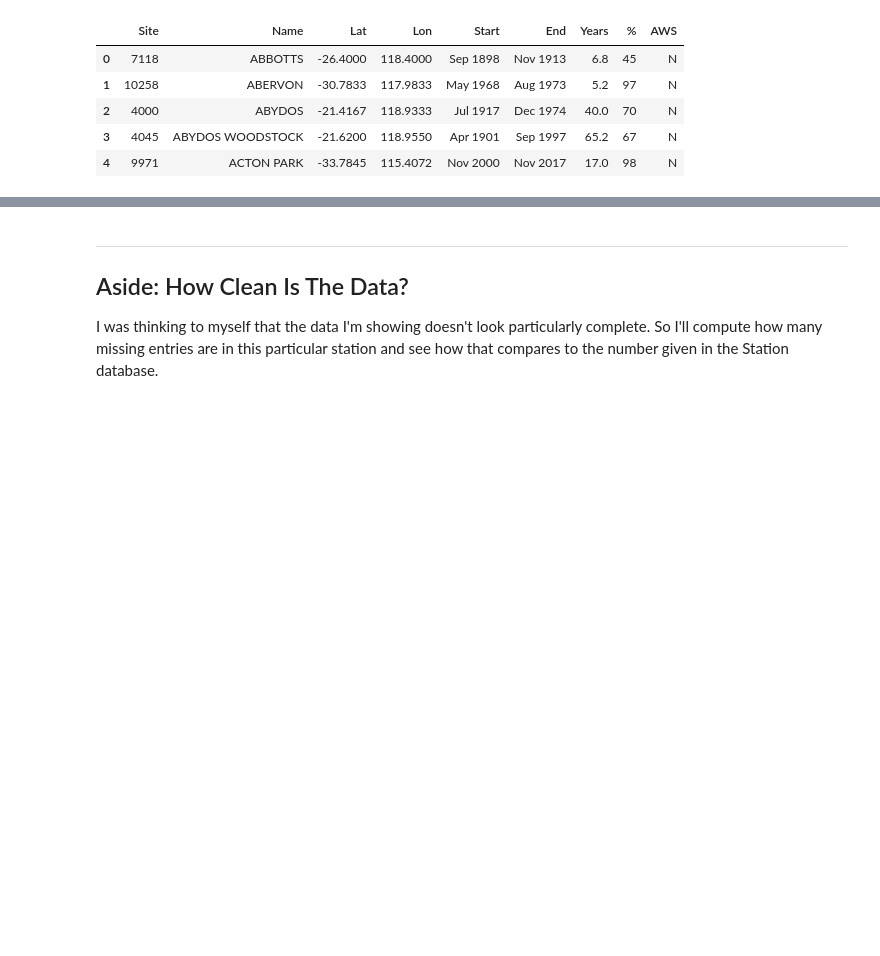
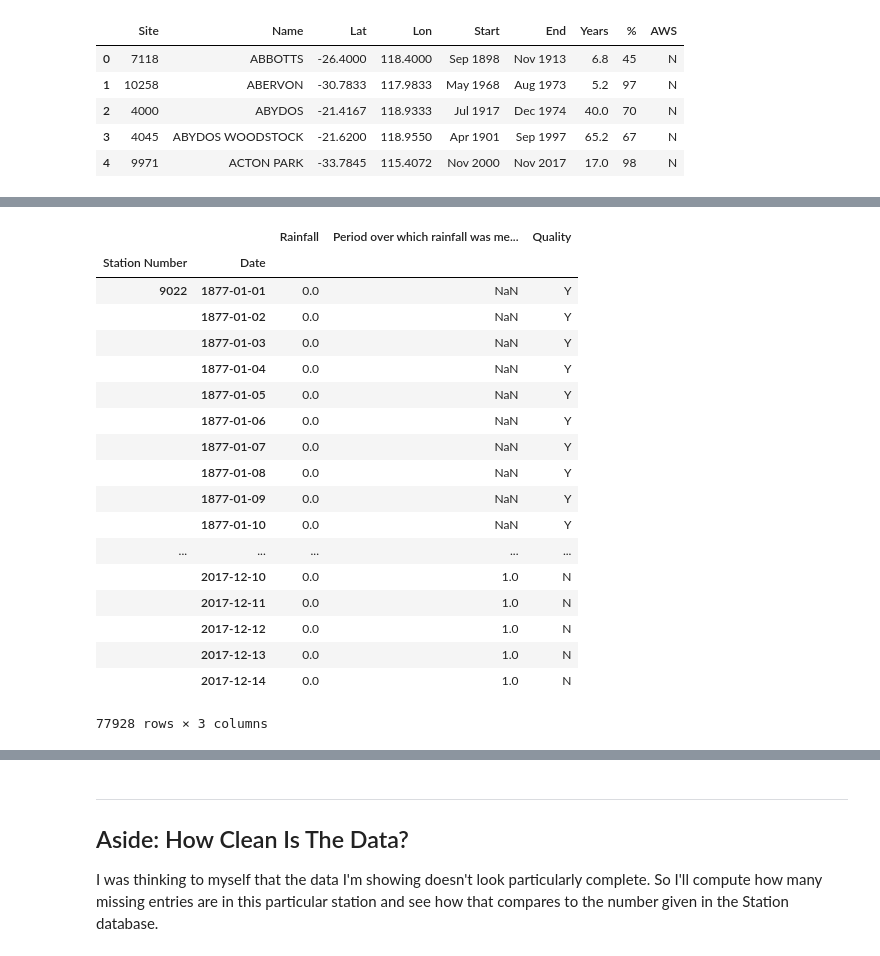
Before and after one commit to kmiller96/PythonWeatherDataScraper, a Jupyter notebook: ProofOfConcept.ipynb, the cells around one changed output, grey strips where cells are left out. Drawn from its saved outputs; the diff is of its cells as text; code cells hidden in the pictures; blank space fills up the shorter version.

```diff
--- a/ProofOfConcept.ipynb
+++ b/ProofOfConcept.ipynb
@@ -347,0 +263,6 @@ It all works! Now the data is in an easy to access format and is only 5 columns
+# %%
+def unzip(zipfilename):
+    """Unzips the directories."""
+    basename = os.path.splitext(zipfilename)[0]
+    with zipfile.ZipFile(zipfilename, "r") as zip_ref:
+        zip_ref.extractall(basename)
@@ -347,0 +316,3 @@ It all works! Now the data is in an easy to access format and is only 5 columns
+# %%
+station9021_df = readStationCSV(glob.glob("ExploratoryData/station_9021/*.csv")[0])
+station9021_df.tail(5)
@@ -347,0 +332,7 @@ It all works! Now the data is in an easy to access format and is only 5 columns
+# %%
+station_dataframes = [station9021_df]
+for n in [9022, 9023]:
+    downloadDataForStation(n, datadir='ExploratoryData/', verbose=True)
+    unzip('ExploratoryData/station_%s.zip' % n)
+    station_df = readStationCSV(glob.glob("ExploratoryData/station_%s/*.csv" % n)[0])
+    station_dataframes.append(station_df)
@@ -347,0 +367,6 @@ It all works! Now the data is in an easy to access format and is only 5 columns
+# %%
+df_main = pandas.concat(
+    station_dataframes,
+    keys=['9021', '9022', '9023'],
+    names=['Station Number', 'Date']
+)
@@ -347,0 +383,22 @@ It all works! Now the data is in an easy to access format and is only 5 columns
+# %%
+df_main.loc[['9022', '9023']]
+# %% [output]
+|  |  | Rainfall | Period over which rainfall was me... | Quality |
+| Station Number | Date |  |  |  |
+| 9022 | 1877-01-01 | 0.0 | NaN | Y |
+|  | 1877-01-02 | 0.0 | NaN | Y |
+|  | 1877-01-03 | 0.0 | NaN | Y |
+|  | 1877-01-04 | 0.0 | NaN | Y |
+|  | 1877-01-05 | 0.0 | NaN | Y |
+|  | 1877-01-06 | 0.0 | NaN | Y |
+|  | 1877-01-07 | 0.0 | NaN | Y |
+|  | 1877-01-08 | 0.0 | NaN | Y |
+|  | 1877-01-09 | 0.0 | NaN | Y |
+|  | 1877-01-10 | 0.0 | NaN | Y |
+| ... | ... | ... | ... | ... |
+|  | 2017-12-10 | 0.0 | 1.0 | N |
+|  | 2017-12-11 | 0.0 | 1.0 | N |
+|  | 2017-12-12 | 0.0 | 1.0 | N |
+|  | 2017-12-13 | 0.0 | 1.0 | N |
+|  | 2017-12-14 | 0.0 | 1.0 | N |
+77928 rows × 3 columns
```
Also changed, not shown: parts of 80 cells of this notebook, 10 other files.
